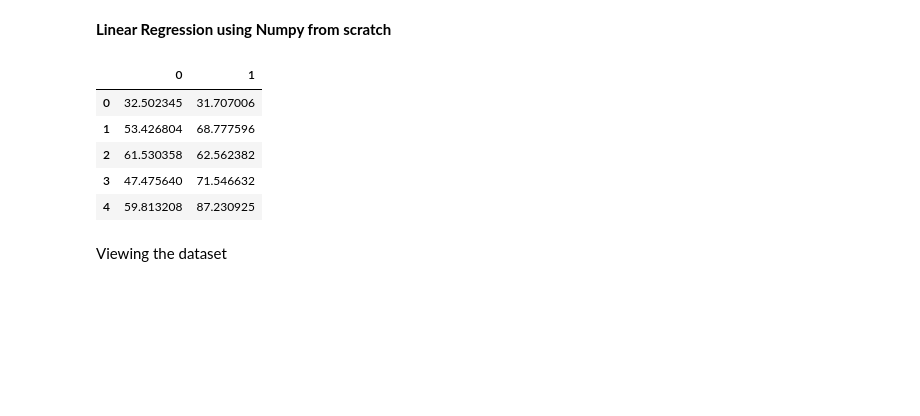
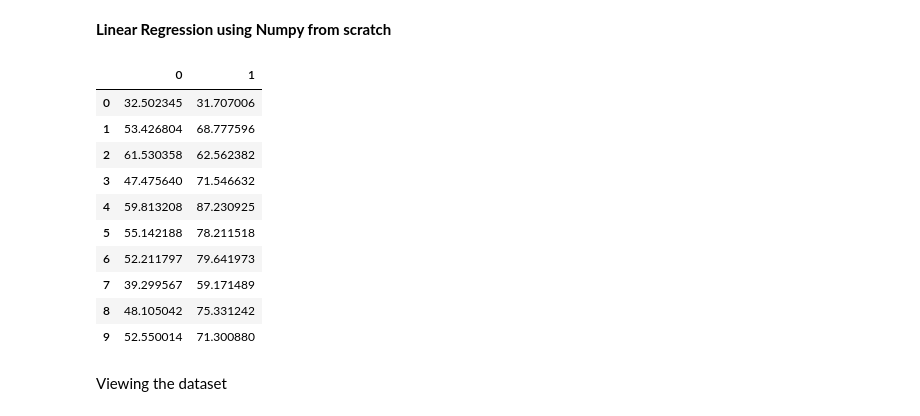
Before and after one commit to codeefy/Machine-Learning-Project, a Jupyter notebook: Linear Regression Model From Scratch/Linear Regression .ipynb, the cells around one changed output. Cells and saved outputs as stored; diff of their text form; code cells hidden in the pictures; blank space fills up the shorter version.

```diff
--- a/Linear Regression Model From Scratch/Linear Regression .ipynb
+++ b/Linear Regression Model From Scratch/Linear Regression .ipynb
@@ -7,14 +7,19 @@ import matplotlib.pyplot as plt
 import seaborn as sns
 # %%
 df=pd.read_csv("D:\Summer_School_2023-main\Summer_School_2023-main\Session_2\data.csv",header=None)
-df.head(5)
+df.head(10)
 # %% [output]
 |  | 0 | 1 |
 | 0 | 32.502345 | 31.707006 |
 | 1 | 53.426804 | 68.777596 |
 | 2 | 61.530358 | 62.562382 |
 | 3 | 47.475640 | 71.546632 |
 | 4 | 59.813208 | 87.230925 |
+| 5 | 55.142188 | 78.211518 |
+| 6 | 52.211797 | 79.641973 |
+| 7 | 39.299567 | 59.171489 |
+| 8 | 48.105042 | 75.331242 |
+| 9 | 52.550014 | 71.300880 |
 # %%
 #now we will add the column names to the data frame
 x=df[0].values #this will give us the values of the first column in the data frame
```
